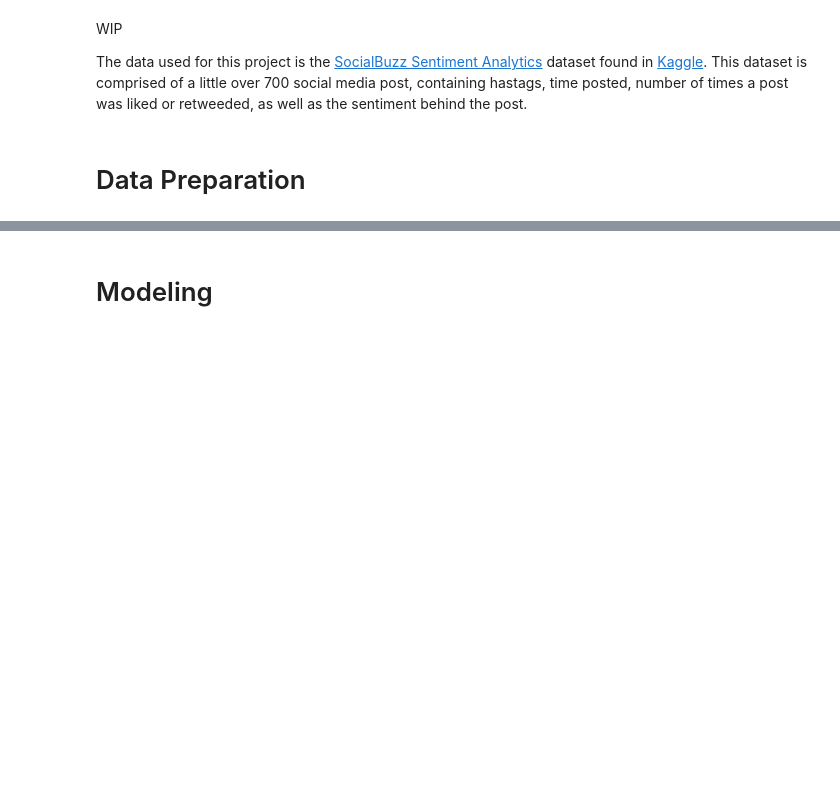
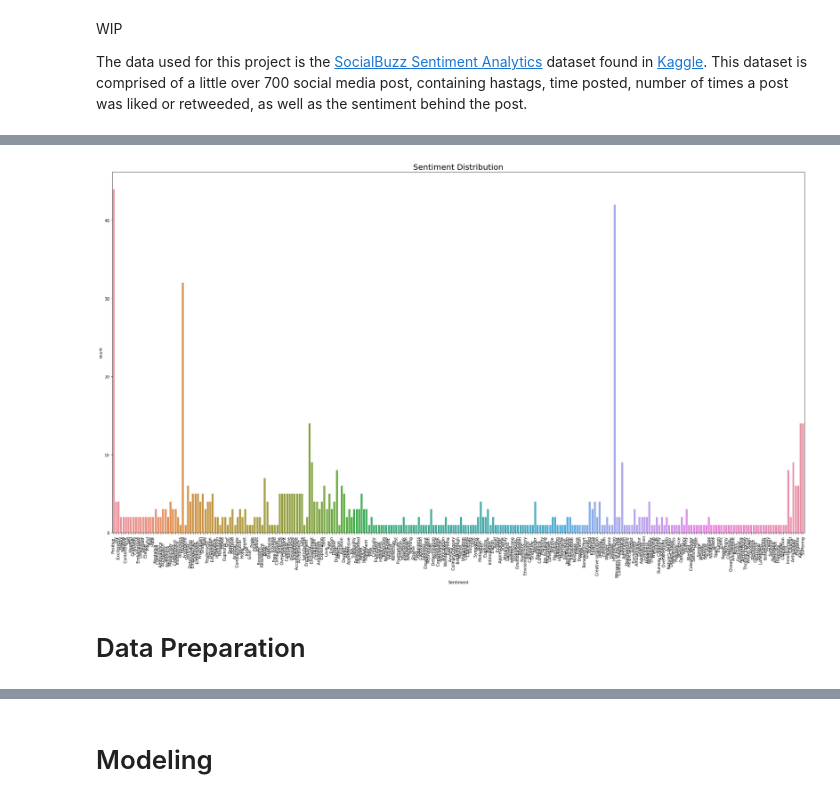
Before and after one commit to JohnNun/socialbuzz_sentiment_nlp, a Jupyter notebook: socialbuzz_notebook.ipynb, the cells around one changed output, grey strips where cells are left out. Drawn from its saved outputs; the diff is of its cells as text; code cells hidden in the pictures; blank space fills up the shorter version.

Commit message:
added a chart that shows data distribution in data understanding

```diff
--- a/socialbuzz_notebook.ipynb
+++ b/socialbuzz_notebook.ipynb
@@ -13,8 +13,6 @@ Social media has become prevalant in day to day life, through daily posting of t
 WIP
 
 The data used for this project is the [SocialBuzz Sentiment Analytics](https://www.kaggle.com/datasets/eshummalik/socialbuzz-sentiment-analytics) dataset found in [Kaggle](https://www.kaggle.com/datasets). This dataset is comprised of a little over 700 social media post, containing hastags, time posted, number of times a post was liked or retweeded, as well as the sentiment behind the post.
-# %% [markdown]
-# Data Preparation
 # %%
 # Importing tools and modules
 import pandas as pd
@@ -38,3 +45,14 @@ df.head()
+# %%
+fig, ax = plt.subplots(figsize=(25, 15))
+sn.countplot(data=df, x=df['Sentiment'])
+
+ax.set_title('Sentiment Distribution', fontsize=20)
+ax.set_xticklabels(df['Sentiment'].value_counts().index, rotation=90)
+plt.tight_layout();
+# %% [output]
+[figure, added]
+# %% [markdown]
+# Data Preparation
 # %%
 df.info()
 # %% [output]
```
Also changed, not shown: parts of 9 cells of this notebook.
